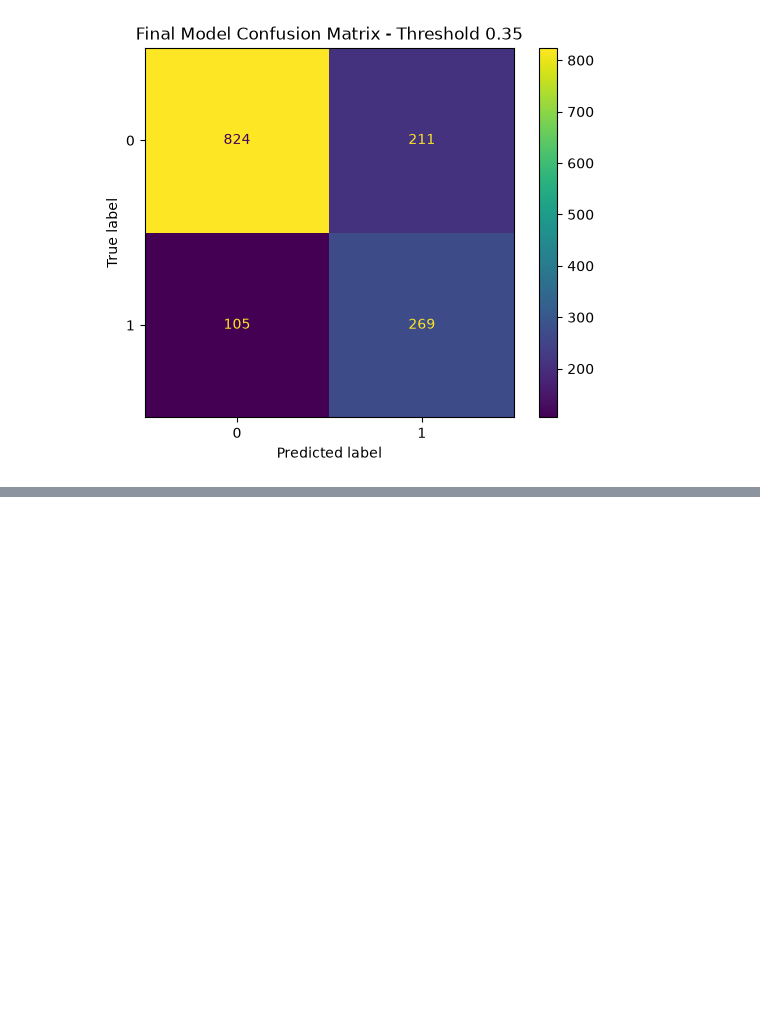
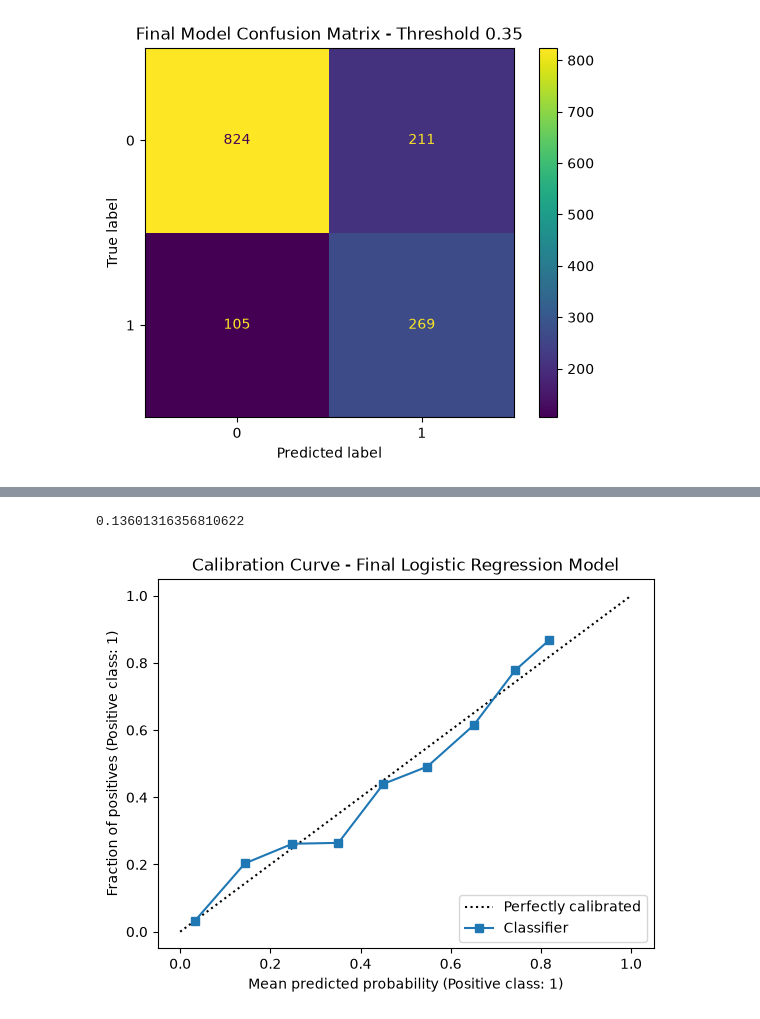
Before and after one commit to Eitheriel/telco-customer-churn-prediction, a Jupyter notebook: notebooks/06_model_comparison.ipynb, the cells around one changed output, grey strips where cells are left out. Cells and saved outputs as stored; diff of their text form; code cells hidden in the pictures; blank space fills up the shorter version.

Commit message:
Fix preprocessing, test isolation, feature selection and calibration

```diff
--- a/notebooks/06_model_comparison.ipynb
+++ b/notebooks/06_model_comparison.ipynb
@@ -362,5 +364,5 @@ The first feature selection experiment removes several variables that showed wea
 # %%
-weak_features = [
+candidate_features_for_removal = [
     "CLTV",
     "Gender",
     "Phone Service",
@@ -370,13 +372,13 @@ weak_features = [
 reduced_features = [
     feature
     for feature in selected_features
-    if feature not in weak_features
+    if feature not in candidate_features_for_removal
 ]
 
 categorical_features_reduced = [
     feature
     for feature in categorical_features
-    if feature not in weak_features
+    if feature not in candidate_features_for_removal
 ]
 
 numeric_features_reduced = [
@@ -823,0 +808,20 @@ Overall, the final model favors recall over precision, which is appropriate for
+# %%
+brier_score = brier_score_loss(
+    y_test,
+    y_test_proba
+)
+
+brier_score
+# %% [output]
+0.13601316356810622
+# %%
+CalibrationDisplay.from_predictions(
+    y_test,
+    y_test_proba,
+    n_bins=10
+)
+
+plt.title("Calibration Curve - Final Logistic Regression Model")
+plt.show()
+# %% [output]
+[figure, added]
```
Also changed, not shown: parts of 12 cells of this notebook, 5 other files.
